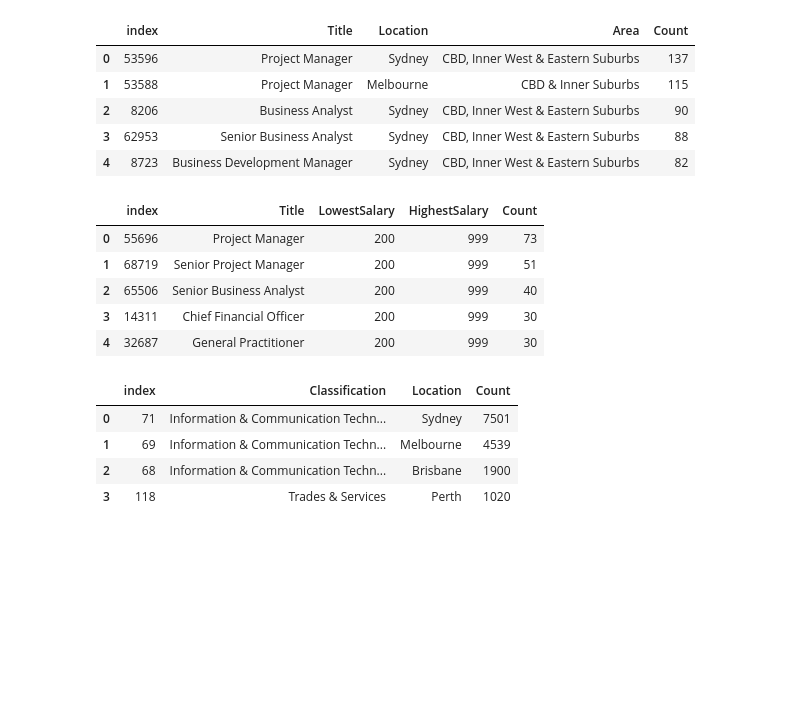
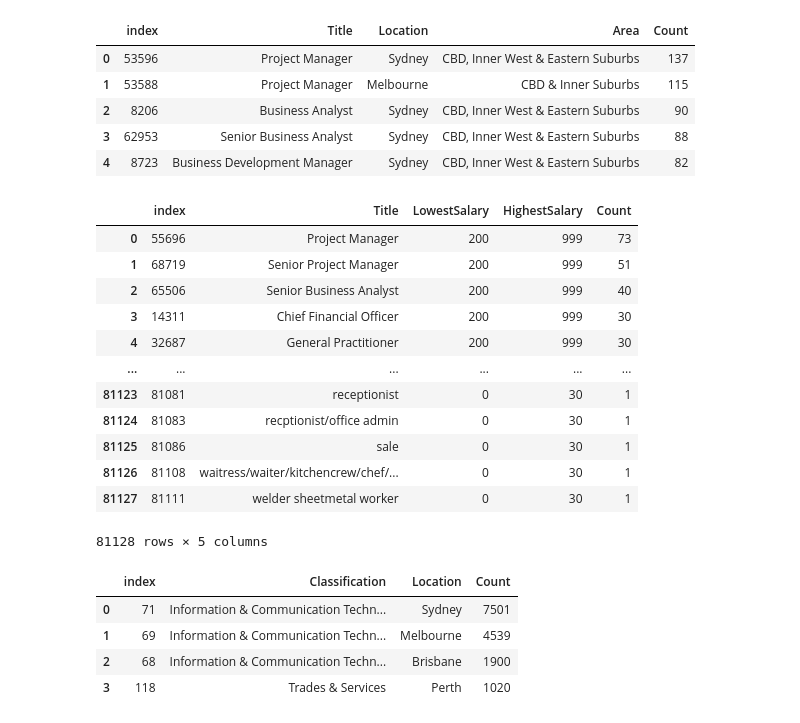
Before and after one commit to WTW257/s5132262_3803ICT, a Jupyter notebook: Assignment.ipynb, the cells around one changed output. Saved outputs shown, nothing was run; the diff lists cells and outputs as text; code cells hidden in the pictures; blank space fills up the shorter version.

```diff
--- a/Assignment.ipynb
+++ b/Assignment.ipynb
@@ -217,23 +208,30 @@ data2.head()
 # %%
 # Find range of salaries for each job
 data3 = data[['Title','LowestSalary','HighestSalary']]
 data3 = data3.groupby(['Title','LowestSalary','HighestSalary']).size().reset_index().rename(columns={0:'Count'})
-# Sort both Lowest and Highest Salary - this shows the highest paying jobs
+# Sort both Lowest and Highest Salary - this shows the highest paying jobs and also sort by number of entries
 data3 = data3.sort_values(by=['LowestSalary', 'HighestSalary', 'Count'], ascending=False)
 data3 = data3.reset_index()
 
 # Output may not be displayed to to large volume of data - top data sorted was used
 #print(data3.to_string())
 
 # Showcase top of data instead of all the other data
-data3.head()
+data3.head(81128)
 # %% [output]
 |  | index | Title | LowestSalary | HighestSalary | Count |
 | 0 | 55696 | Project Manager | 200 | 999 | 73 |
 | 1 | 68719 | Senior Project Manager | 200 | 999 | 51 |
 | 2 | 65506 | Senior Business Analyst | 200 | 999 | 40 |
 | 3 | 14311 | Chief Financial Officer | 200 | 999 | 30 |
 | 4 | 32687 | General Practitioner | 200 | 999 | 30 |
+| ... | ... | ... | ... | ... | ... |
+| 81123 | 81081 | receptionist | 0 | 30 | 1 |
+| 81124 | 81083 | recptionist/office admin | 0 | 30 | 1 |
+| 81125 | 81086 | sale | 0 | 30 | 1 |
+| 81126 | 81108 | waitress/waiter/kitchencrew/chef/... | 0 | 30 | 1 |
+| 81127 | 81111 | welder sheetmetal worker | 0 | 30 | 1 |
+81128 rows × 5 columns
 # %%
 # Question 2: Studying market by Locations
 # Market size in each city - most common sectors in each city
```
Also changed, not shown: parts of 16 cells of this notebook.
